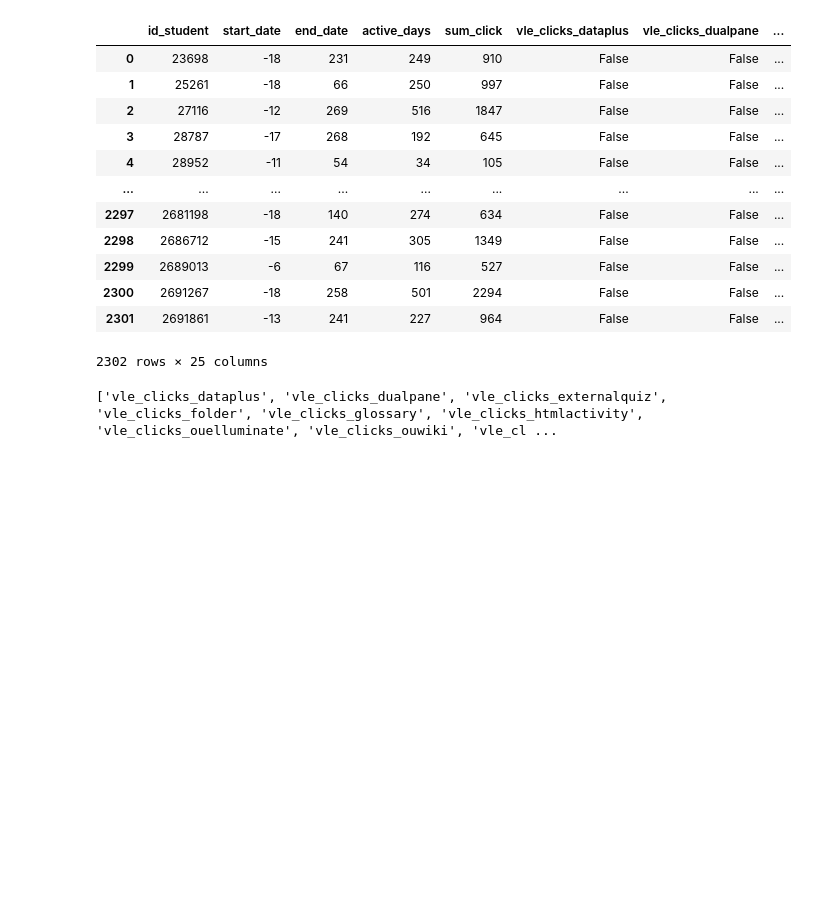
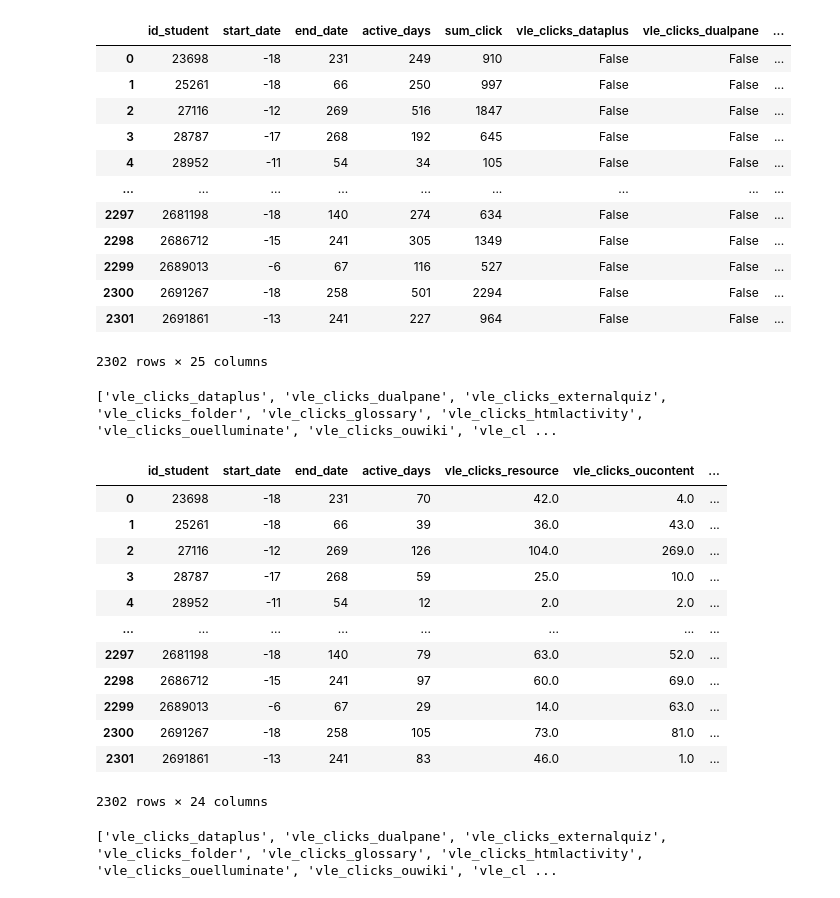
Before and after one commit to Peilong/JayQuery, a Jupyter notebook: notebooks/2026_05_20-EDA_Notebook-v1.ipynb, the cells around one changed output. Cells and saved outputs as stored; diff of their text form; code cells hidden in the pictures; blank space fills up the shorter version.

```diff
--- a/notebooks/2026_05_20-EDA_Notebook-v1.ipynb
+++ b/notebooks/2026_05_20-EDA_Notebook-v1.ipynb
@@ -884,6 +918,62 @@ silo_b_vle
 | 2300 | 2691267 | -18 | 258 | 501 | 2294 | False | False | ... |
 | 2301 | 2691861 | -13 | 241 | 227 | 964 | False | False | ... |
 2302 rows × 25 columns
+# %%
+empty_cols = [col for col in vle_cols if not silo_b_vle[col].any()]
+print(empty_cols)
+# %% [output]
+['vle_clicks_dataplus', 'vle_clicks_dualpane', 'vle_clicks_externalquiz', 'vle_clicks_folder', 'vle_clicks_glossary', 'vle_clicks_htmlactivity', 'vle_clicks_ouelluminate', 'vle_clicks_ouwiki', 'vle_cl ...
+# %%
+m_code = 'CCC'
+p_code = '2014J'
+
+# Get the full list of activity types across ALL modules
+all_activity_types = dfs['vle']['activity_type'].unique()
+all_vle_cols = [f'vle_clicks_{a}' for a in all_activity_types]
+
+merged = (
+    dfs['studentVle']
+    .merge(dfs['vle'].drop(columns=['week_from', 'week_to', 'code_module','code_presentation']), on='id_site', how='left')
+    .query("code_module == @m_code and code_presentation == @p_code")
+    .drop(columns=['code_module', 'code_presentation'])
+)
+
+activity_clicks = (
+    merged
+    .groupby(['id_student', 'activity_type'], as_index=False)
+    .agg(sum_click=('sum_click', 'sum'))
+    .pivot_table(index='id_student', columns='activity_type', values='sum_click', fill_value=0)
+    .rename(columns=lambda x: f'vle_clicks_{x}')
+    .reindex(columns=all_vle_cols, fill_value=0)  # enforce all columns
+    .reset_index()
+)
+
+student_stats = (
+    merged
+    .groupby('id_student', as_index=False)
+    .agg(
+        start_date=('date', 'min'),
+        end_date=('date', 'max'),
+        active_days=('date', 'nunique')
+    )
+)
+
+vle_df = student_stats.merge(activity_clicks, on='id_student', how='left')
+vle_df
+# %% [output]
+|  | id_student | start_date | end_date | active_days | vle_clicks_resource | vle_clicks_oucontent | ... |
+| 0 | 23698 | -18 | 231 | 70 | 42.0 | 4.0 | ... |
+| 1 | 25261 | -18 | 66 | 39 | 36.0 | 43.0 | ... |
+| 2 | 27116 | -12 | 269 | 126 | 104.0 | 269.0 | ... |
+| 3 | 28787 | -17 | 268 | 59 | 25.0 | 10.0 | ... |
+| 4 | 28952 | -11 | 54 | 12 | 2.0 | 2.0 | ... |
+| ... | ... | ... | ... | ... | ... | ... | ... |
+| 2297 | 2681198 | -18 | 140 | 79 | 63.0 | 52.0 | ... |
+| 2298 | 2686712 | -15 | 241 | 97 | 60.0 | 69.0 | ... |
+| 2299 | 2689013 | -6 | 67 | 29 | 14.0 | 63.0 | ... |
+| 2300 | 2691267 | -18 | 258 | 105 | 73.0 | 81.0 | ... |
+| 2301 | 2691861 | -13 | 241 | 83 | 46.0 | 1.0 | ... |
+2302 rows × 24 columns
 # %%
 empty_cols = [col for col in vle_cols if not silo_b_vle[col].any()]
 print(empty_cols)
```
Also changed, not shown: parts of 8 cells of this notebook, 2 other files.
